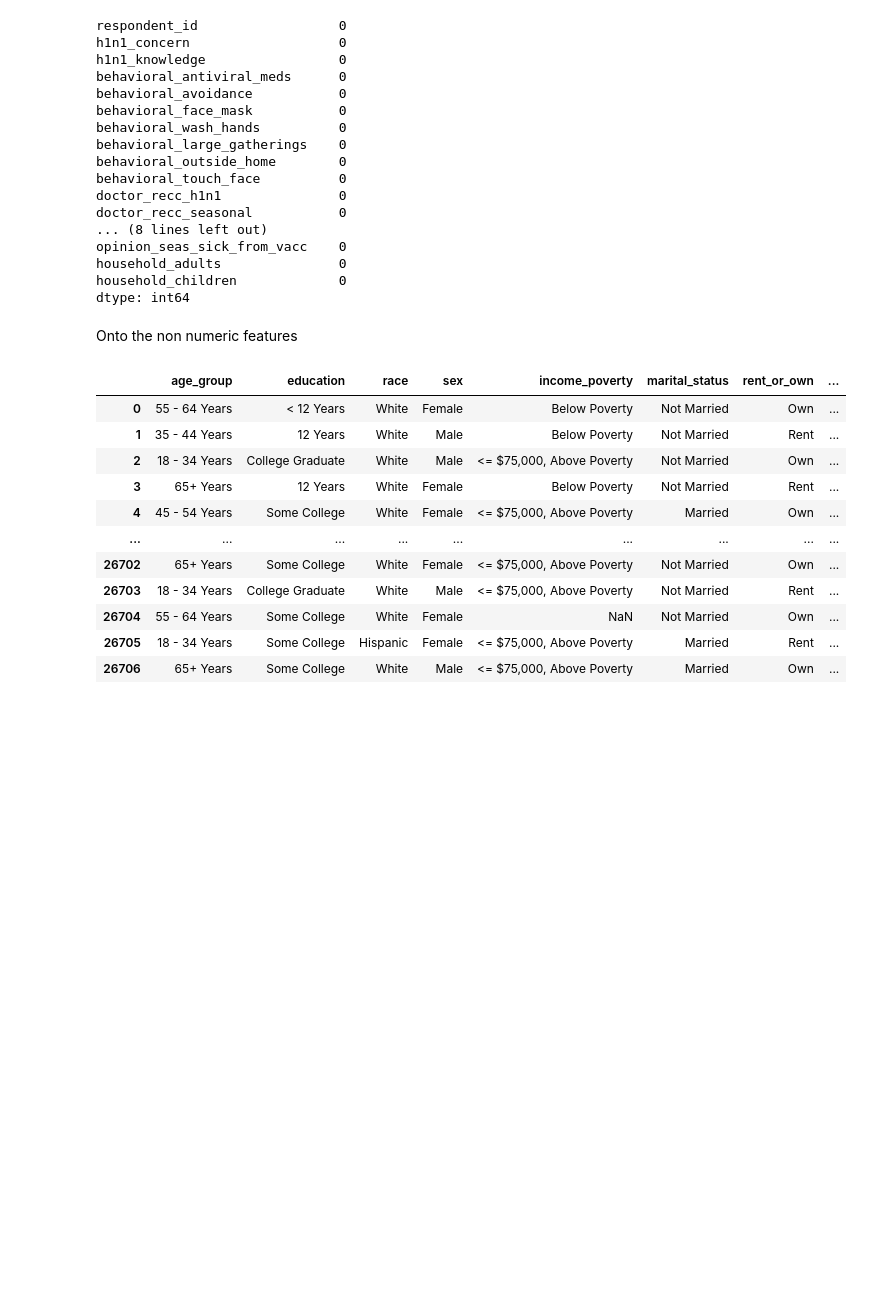
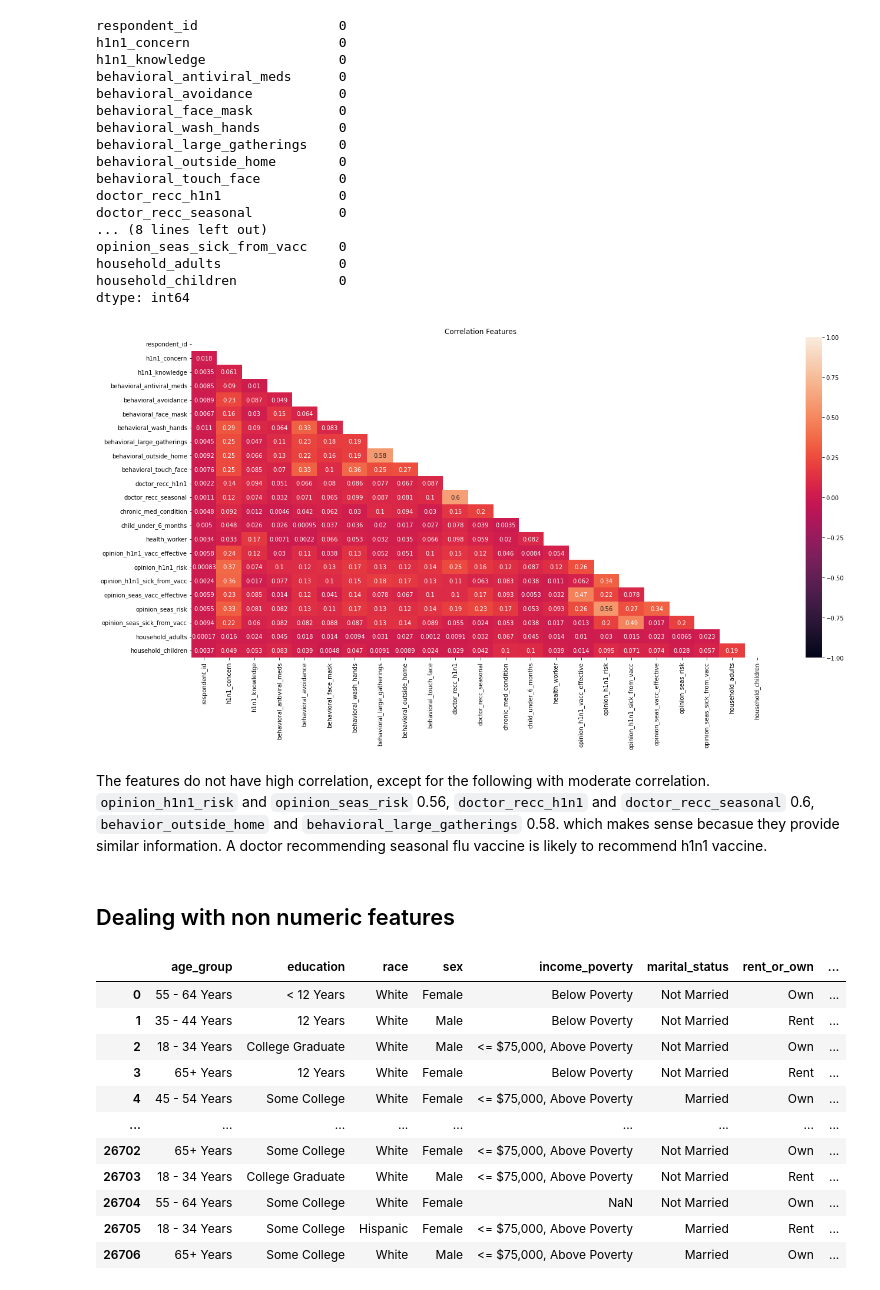
Before and after one commit to Rachael-Osoro/phase_3_project, a Jupyter notebook: H1N1_analysis.ipynb, the cells around one changed output. Saved outputs shown, nothing was run; the diff lists cells and outputs as text; code cells hidden in the pictures; blank space fills up the shorter version.

````diff
--- a/H1N1_analysis.ipynb
+++ b/H1N1_analysis.ipynb
@@ -320,6 +351,23 @@ opinion_seas_sick_from_vacc    0
 household_adults               0
 household_children             0
 dtype: int64
+# %%
+plt.figure(figsize=(22,10))
+
+# Generate a mask to onlyshow the bottom triangle
+mask = np.triu(np.ones_like(imputed_num.corr().abs(), dtype=bool))
+
+# generate heatmap
+sns.heatmap(imputed_num.corr().abs(), annot=True, mask=mask, vmin=-1, vmax=1)
+plt.title('Correlation Features')
+plt.show()
+# %% [output]
+[figure, added]
+# %% [markdown]
+The features do not have high correlation, except for the following with moderate correlation.
+```opinion_h1n1_risk``` and ```opinion_seas_risk``` 0.56,
+```doctor_recc_h1n1``` and ```doctor_recc_seasonal``` 0.6,
+```behavior_outside_home``` and ```behavioral_large_gatherings``` 0.58. which makes sense becasue they provide similar information. A doctor recommending seasonal flu vaccine is likely to recommend h1n1 vaccine.
 # %% [markdown]
-Onto the non numeric features
+## Dealing with non numeric features
 # %%
````
Also changed, not shown: parts of 53 cells of this notebook.
